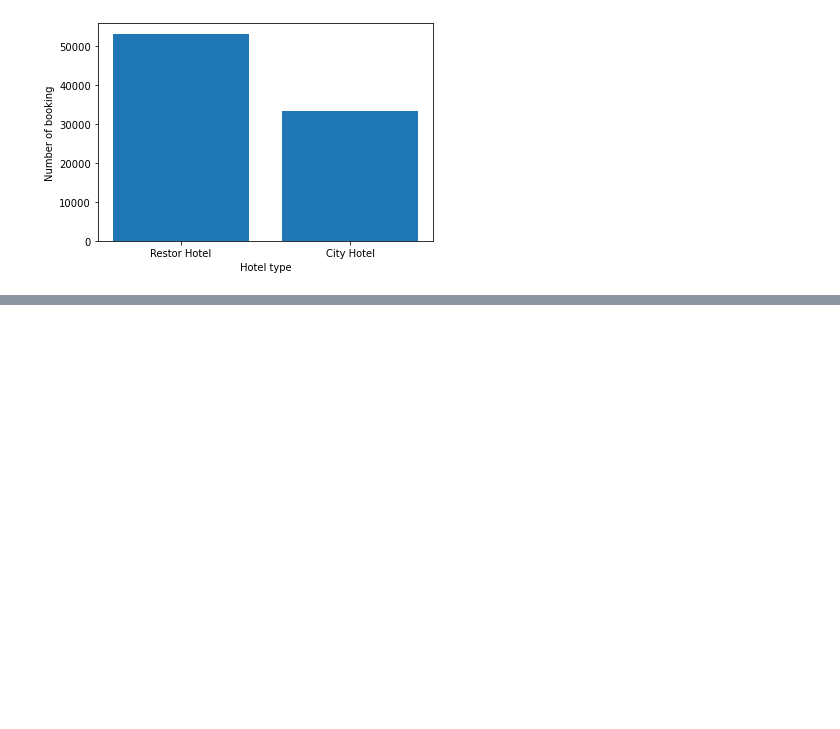
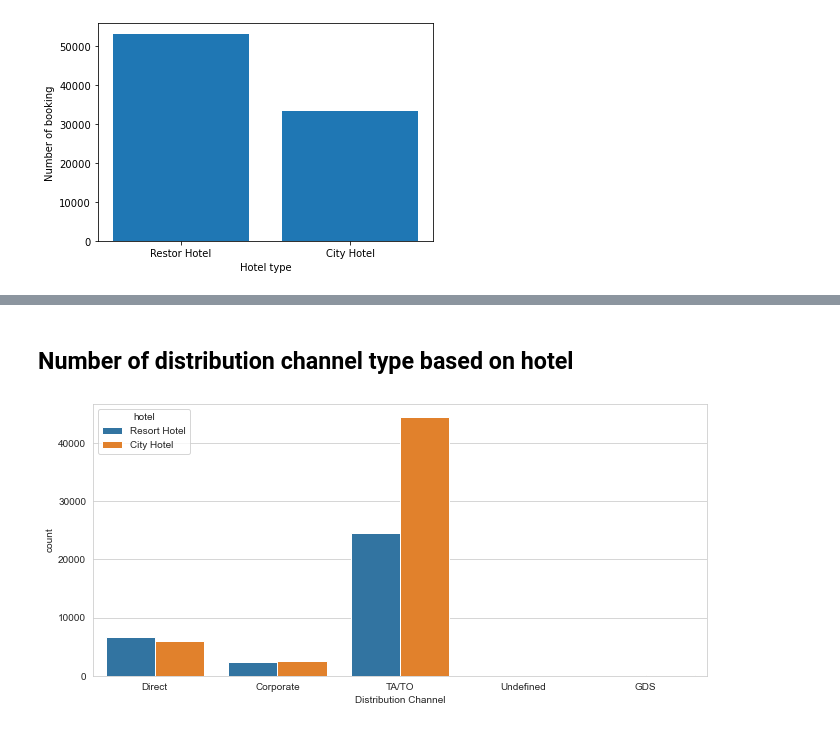
Before and after one commit to elp192/Group-Project, a Jupyter notebook: EDA/EDA.ipynb, the cells around one changed output, grey strips where cells are left out. Saved outputs shown, nothing was run; the diff lists cells and outputs as text; code cells hidden in the pictures; blank space fills up the shorter version.

```diff
--- a/EDA/EDA.ipynb
+++ b/EDA/EDA.ipynb
@@ -56,0 +76,10 @@ plt.show()
+# %% [markdown]
+## Number of distribution channel type based on hotel
+# %%
+plt.figure(figsize=(11, 5))
+sns.set_style("whitegrid")
+sns.countplot(data=hotel_df1_clean, x = 'distribution_channel', hue='hotel')
+plt.xlabel("Distribution Channel")
+plt.show()
+# %% [output]
+[figure, added]
```
Also changed, not shown: parts of 10 cells of this notebook.
